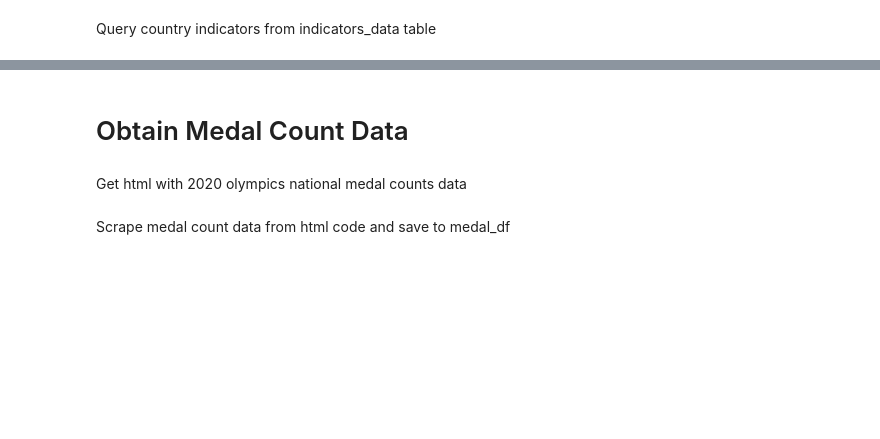
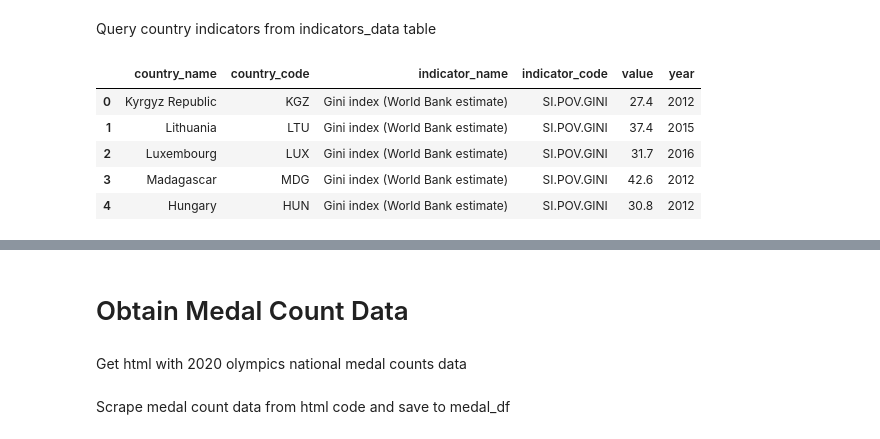
Before and after one commit to blantj/olympic_medal_classification, a Jupyter notebook: Obtaining_Data.ipynb, the cells around one changed output, grey strips where cells are left out. Cells and saved outputs as stored; diff of their text form; code cells hidden in the pictures; blank space fills up the shorter version.

Commit message:
Prepare data for scrubbing

```diff
--- a/Obtaining_Data.ipynb
+++ b/Obtaining_Data.ipynb
@@ -57,22 +57,29 @@ Query country indicators from indicators_data table
 # %%
 indicators_query = """
         SELECT *
         FROM `bigquery-public-data.world_bank_wdi.indicators_data`
         WHERE indicator_name IN ('Population, total',
                                  'GDP per capita, PPP (constant 2017 international $)',
                                  'Urban population (% of total population)',
                                  'Gini index (World Bank estimate)',
                                  'Current health expenditure (% of GDP)',
                                  'PM2.5 air pollution, mean annual exposure (micrograms per cubic meter)',
                                  'International migrant stock (% of population)',
                                  'Government expenditure on education, total (% of GDP)',
                                  'Population ages 20-24, female (% of female population)',
                                  'Population ages 20-24, male (% of male population)',
                                  'Population ages 25-29, female (% of female population)',
                                  'Population ages 25-29, male (% of male population)',
                                  'Population ages 30-34, female (% of female population)',
                                  'Population ages 30-34, male (% of male population)')
         AND YEAR >= 2010"""
 indicators_query_job = client.query(indicators_query)
 indicators_df = indicators_query_job.to_dataframe()
-indicators_df.to_csv('Data/indicators.csv', index=False)
+indicators_df.head()
+# %% [output]
+|  | country_name | country_code | indicator_name | indicator_code | value | year |
+| 0 | Kyrgyz Republic | KGZ | Gini index (World Bank estimate) | SI.POV.GINI | 27.4 | 2012 |
+| 1 | Lithuania | LTU | Gini index (World Bank estimate) | SI.POV.GINI | 37.4 | 2015 |
+| 2 | Luxembourg | LUX | Gini index (World Bank estimate) | SI.POV.GINI | 31.7 | 2016 |
+| 3 | Madagascar | MDG | Gini index (World Bank estimate) | SI.POV.GINI | 42.6 | 2012 |
+| 4 | Hungary | HUN | Gini index (World Bank estimate) | SI.POV.GINI | 30.8 | 2012 |
```
Also changed, not shown: parts of 11 cells of this notebook, 2 other files.
